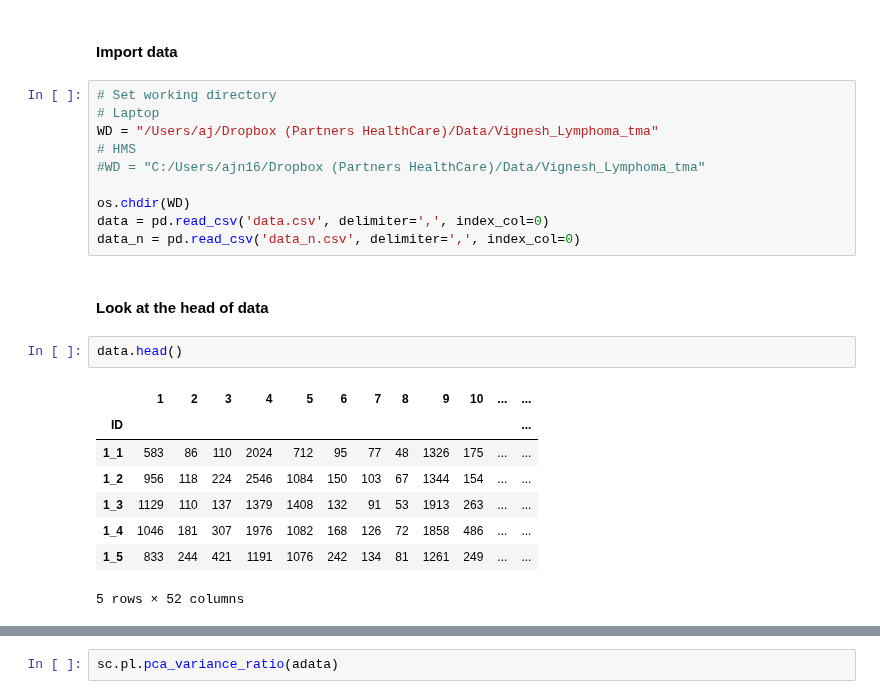
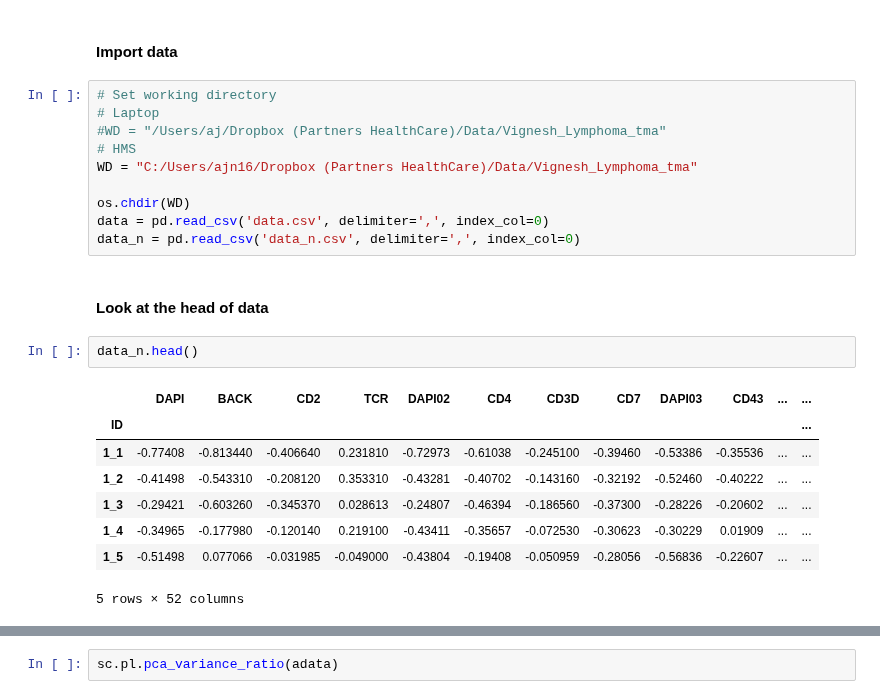
Before and after one commit to ajitjohnson/Jupyter-Notebooks, a Jupyter notebook: Vignesh_PTCL_TMA.ipynb, the cells around one changed output, grey strips where cells are left out. Drawn from its saved outputs; the diff is of its cells as text.

```diff
--- a/Vignesh_PTCL_TMA.ipynb
+++ b/Vignesh_PTCL_TMA.ipynb
@@ -19,9 +19,9 @@ import wget
 # %%
 # Set working directory
 # Laptop
-WD = "/Users/aj/Dropbox (Partners HealthCare)/Data/Vignesh_Lymphoma_tma"
+#WD = "/Users/aj/Dropbox (Partners HealthCare)/Data/Vignesh_Lymphoma_tma"
 # HMS
-#WD = "C:/Users/ajn16/Dropbox (Partners HealthCare)/Data/Vignesh_Lymphoma_tma"
+WD = "C:/Users/ajn16/Dropbox (Partners HealthCare)/Data/Vignesh_Lymphoma_tma"
 
 os.chdir(WD)
 data = pd.read_csv('data.csv', delimiter=',', index_col=0)
@@ -29,13 +29,13 @@ data_n = pd.read_csv('data_n.csv', delimiter=',', index_col=0)
 # %% [markdown]
 #### Look at the head of data
 # %%
-data.head()
+data_n.head()
 # %% [output]
-|  | 1 | 2 | 3 | 4 | 5 | 6 | 7 | 8 | 9 | 10 | ... | ... |
+|  | DAPI | BACK | CD2 | TCR | DAPI02 | CD4 | CD3D | CD7 | DAPI03 | CD43 | ... | ... |
 | ID |  |  |  |  |  |  |  |  |  |  |  | ... |
-| 1_1 | 583 | 86 | 110 | 2024 | 712 | 95 | 77 | 48 | 1326 | 175 | ... | ... |
-| 1_2 | 956 | 118 | 224 | 2546 | 1084 | 150 | 103 | 67 | 1344 | 154 | ... | ... |
-| 1_3 | 1129 | 110 | 137 | 1379 | 1408 | 132 | 91 | 53 | 1913 | 263 | ... | ... |
-| 1_4 | 1046 | 181 | 307 | 1976 | 1082 | 168 | 126 | 72 | 1858 | 486 | ... | ... |
-| 1_5 | 833 | 244 | 421 | 1191 | 1076 | 242 | 134 | 81 | 1261 | 249 | ... | ... |
+| 1_1 | -0.77408 | -0.813440 | -0.406640 | 0.231810 | -0.72973 | -0.61038 | -0.245100 | -0.39460 | -0.53386 | -0.35536 | ... | ... |
+| 1_2 | -0.41498 | -0.543310 | -0.208120 | 0.353310 | -0.43281 | -0.40702 | -0.143160 | -0.32192 | -0.52460 | -0.40222 | ... | ... |
+| 1_3 | -0.29421 | -0.603260 | -0.345370 | 0.028613 | -0.24807 | -0.46394 | -0.186560 | -0.37300 | -0.28226 | -0.20602 | ... | ... |
+| 1_4 | -0.34965 | -0.177980 | -0.120140 | 0.219100 | -0.43411 | -0.35657 | -0.072530 | -0.30623 | -0.30229 | 0.01909 | ... | ... |
+| 1_5 | -0.51498 | 0.077066 | -0.031985 | -0.049000 | -0.43804 | -0.19408 | -0.050959 | -0.28056 | -0.56836 | -0.22607 | ... | ... |
 5 rows × 52 columns
```
Also changed, not shown: parts of 7 cells of this notebook.
